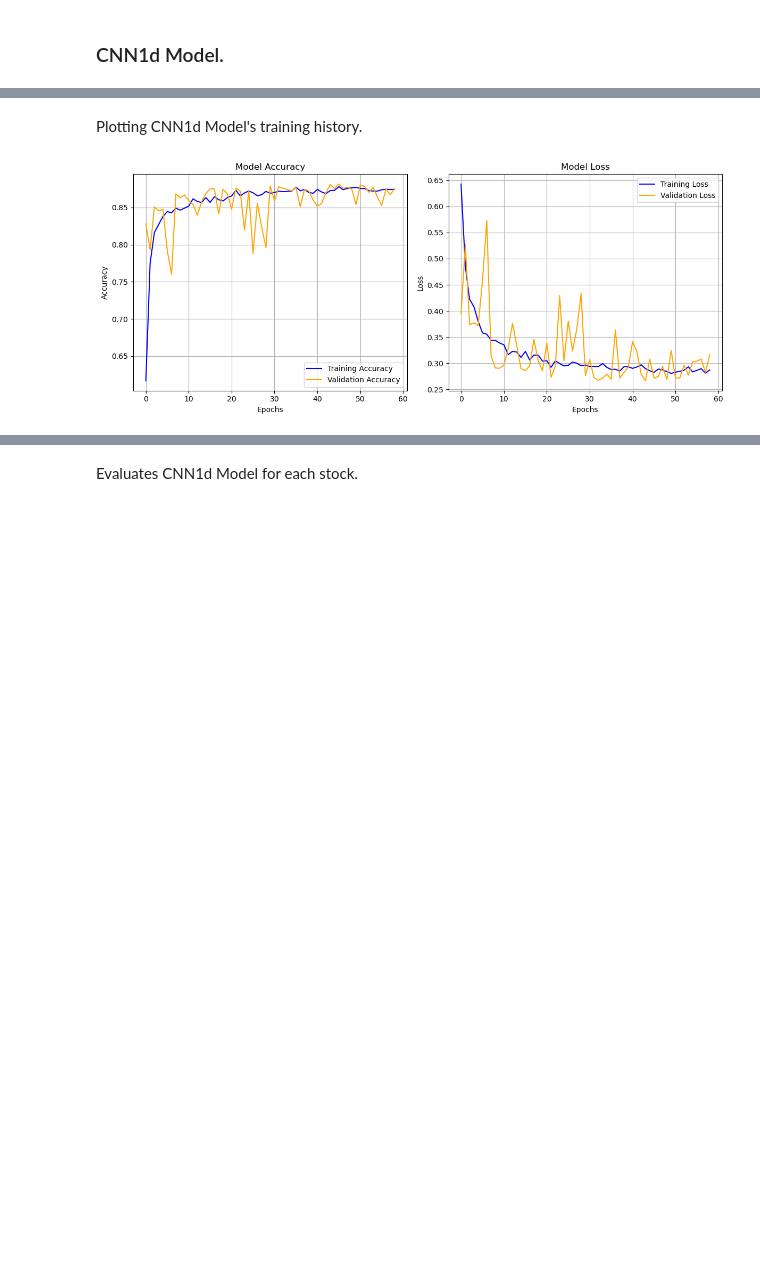
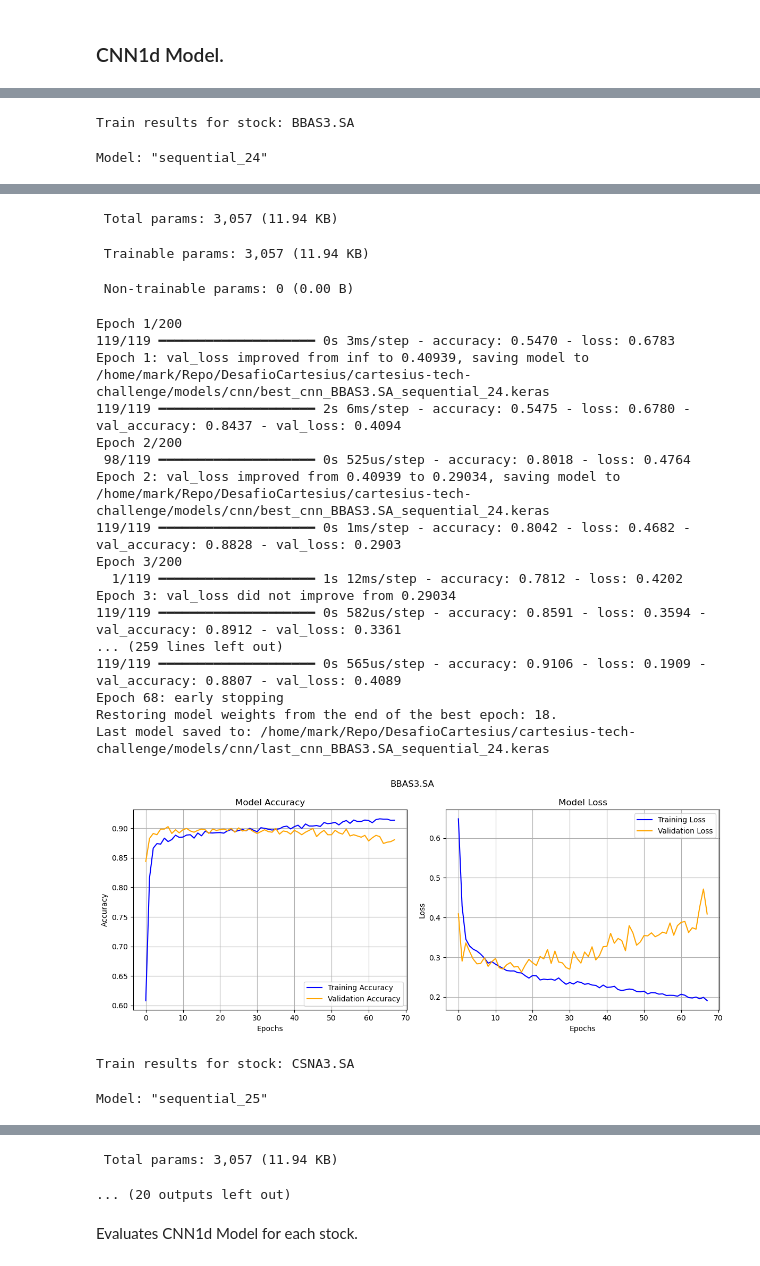
Before and after one commit to MarkDuek/cartesius-tech-challenge, a Jupyter notebook: time_series_prediction.ipynb, the cells around one changed output, grey strips where cells are left out. Saved outputs shown, nothing was run; the diff lists cells and outputs as text; code cells hidden in the pictures; blank space fills up the shorter version.

```diff
--- a/time_series_prediction.ipynb
+++ b/time_series_prediction.ipynb
@@ -49,14 +42,16 @@ save_dir_cnn=f"{save_dir}/cnn"
 stocks = ['BBAS3.SA', 'CSNA3.SA', 'PETR4.SA', 'VALE3.SA']
 
 # Initialize lists to store training and test DataFrames
-train_dfs = []
-test_dfs = []
+train_dfs, test_dfs = [], []
 
 # Load training and testing data for each stock
 for stock in stocks:
     stock_dir = os.path.join(data_dir, stock)
     train_stock_df = pd.read_csv(f"{stock_dir}/treino.csv", index_col=0)
     test_stock_df = pd.read_csv(f"{stock_dir}/teste.csv", index_col=0)
+
+    train_stock_df.iloc[:, 3] = train_stock_df.iloc[:, 3].replace(-1, 0)
+    test_stock_df.iloc[:, 3] = test_stock_df.iloc[:, 3].replace(-1, 0)
 
     # Add a new column to indicate the stock symbol
     # train_stock_df['Stock'] = stock
@@ -67,8 +62,8 @@ for stock in stocks:
     test_dfs.append(test_stock_df)
 
 # Concatenate all training and testing DataFrames
-train_df = pd.concat(train_dfs, ignore_index=False)
-test_df = pd.concat(test_dfs, ignore_index=False)
+# train_df = pd.concat(train_dfs, ignore_index=False)
+# test_df = pd.concat(test_dfs, ignore_index=False)
 
 # Apply one-hot encoding
 # encoder = OneHotEncoder(sparse_output=False)
@@ -142,7 +164,7 @@ train_features.shape
 # %% [markdown]
 Define history ploting method.
 # %%
-def plot_training_history(history):
+def plot_training_history(title, history):
     """
     Plots training & validation accuracy and loss from a Keras model history.
 
@@ -154,6 +176,8 @@ def plot_training_history(history):
 
     # Create a figure with two subplots
     plt.figure(figsize=(12, 5))
+    plt.suptitle(f"{title}")
+
 
     # Accuracy plot
     plt.subplot(1, 2, 1)
@@ -449,6 +489,30 @@ Last model saved to: /home/mark/Repo/DesafioCartesius/cartesius-tech-challenge/m
-# %% [markdown]
-Plotting CNN1d Model's training history.
-# %%
-plot_training_history(history_cnn)
-# %% [output]
-[figure, removed]
+# %%
+cnn_stock_models, cnn_stock_histories = [], []
+
+for stock, stock_feature, stock_label in zip(stocks, train_features, train_labels):
+    print(f"Train results for stock: {stock}")
+    stock_model = cnn_model()
+
+    stock_model.summary()
+
+    cnn_checkpoint = save_best_model(f"cnn_{stock}_{stock_model.name}", save_dir_cnn)
+    cnn_early_stopping = define_early_stopping()
+
+    # Fit the model
+    history_cnn = stock_model.fit(
+        stock_feature, stock_label,
+        epochs=EPOCHS,
+        batch_size=BATCH_SIZE,
+        validation_split=0.2,
+        callbacks=[cnn_early_stopping, cnn_checkpoint]
+    )
+
+    cnn_stock_models.append(stock_model)
+    cnn_stock_histories.append(history_cnn)
+
+    save_last_model(stock_model, f"cnn_{stock}", save_dir_cnn)
+
+    plot_training_history(stock, history_cnn)
+# %% [output]
+Train results for stock: BBAS3.SA
+Model: "sequential_24"
@@ -454,0 +536,23 @@ plot_training_history(history_cnn)
+ Total params: 3,057 (11.94 KB)
+ Trainable params: 3,057 (11.94 KB)
+ Non-trainable params: 0 (0.00 B)
+Epoch 1/200
+119/119 ━━━━━━━━━━━━━━━━━━━━ 0s 3ms/step - accuracy: 0.5470 - loss: 0.6783
+Epoch 1: val_loss improved from inf to 0.40939, saving model to /home/mark/Repo/DesafioCartesius/cartesius-tech-challenge/models/cnn/best_cnn_BBAS3.SA_sequential_24.keras
+119/119 ━━━━━━━━━━━━━━━━━━━━ 2s 6ms/step - accuracy: 0.5475 - loss: 0.6780 - val_accuracy: 0.8437 - val_loss: 0.4094
+Epoch 2/200
+ 98/119 ━━━━━━━━━━━━━━━━━━━━ 0s 525us/step - accuracy: 0.8018 - loss: 0.4764
+Epoch 2: val_loss improved from 0.40939 to 0.29034, saving model to /home/mark/Repo/DesafioCartesius/cartesius-tech-challenge/models/cnn/best_cnn_BBAS3.SA_sequential_24.keras
+119/119 ━━━━━━━━━━━━━━━━━━━━ 0s 1ms/step - accuracy: 0.8042 - loss: 0.4682 - val_accuracy: 0.8828 - val_loss: 0.2903
+Epoch 3/200
+  1/119 ━━━━━━━━━━━━━━━━━━━━ 1s 12ms/step - accuracy: 0.7812 - loss: 0.4202
+Epoch 3: val_loss did not improve from 0.29034
+119/119 ━━━━━━━━━━━━━━━━━━━━ 0s 582us/step - accuracy: 0.8591 - loss: 0.3594 - val_accuracy: 0.8912 - val_loss: 0.3361
+... (259 lines left out)
+119/119 ━━━━━━━━━━━━━━━━━━━━ 0s 565us/step - accuracy: 0.9106 - loss: 0.1909 - val_accuracy: 0.8807 - val_loss: 0.4089
+Epoch 68: early stopping
+Restoring model weights from the end of the best epoch: 18.
+Last model saved to: /home/mark/Repo/DesafioCartesius/cartesius-tech-challenge/models/cnn/last_cnn_BBAS3.SA_sequential_24.keras
+[figure, added]
+Train results for stock: CSNA3.SA
+Model: "sequential_25"
@@ -455,2 +576,4 @@ plot_training_history(history_cnn)
+ Total params: 3,057 (11.94 KB)
+... (20 outputs left out)
 # %% [markdown]
 Evaluates CNN1d Model for each stock.
```
Also changed, not shown: parts of 21 cells of this notebook.
